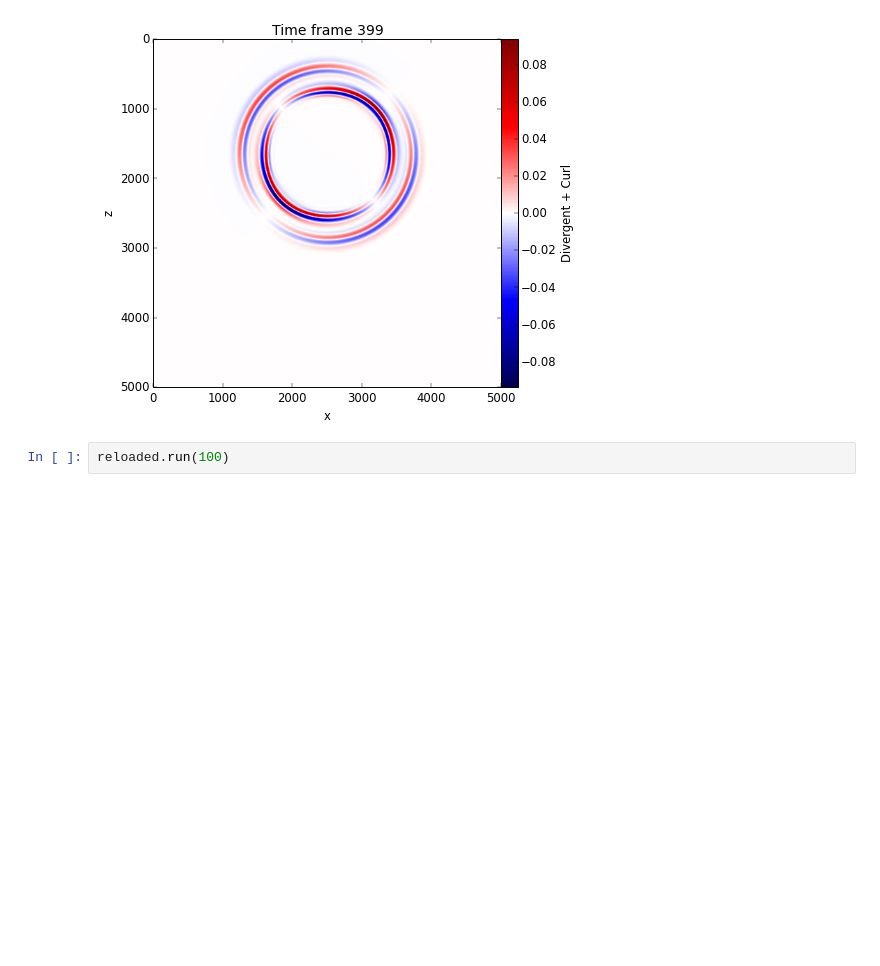
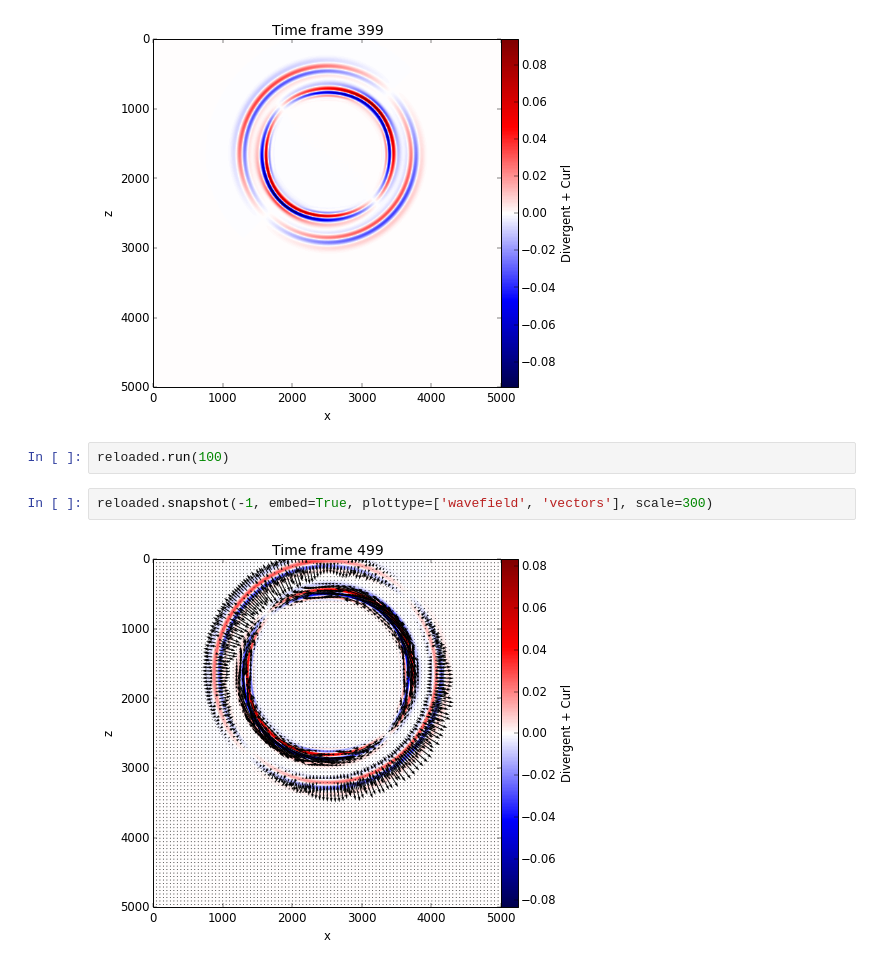
Before and after one commit to fatiando/prototypes, a Jupyter notebook: wavefd-simulation-class.ipynb, the cells around one changed output. Saved outputs shown, nothing was run; the diff lists cells and outputs as text; blank space fills up the shorter version.

```diff
--- a/wavefd-simulation-class.ipynb
+++ b/wavefd-simulation-class.ipynb
@@ -847,4 +871,8 @@ reloaded
 [figure]
 # %%
 reloaded.run(100)
+# %%
+reloaded.snapshot(-1, embed=True, plottype=['wavefield', 'vectors'], scale=300)
+# %% [output]
+[figure, added]
 # %%
```
Also changed, not shown: parts of 31 cells of this notebook.
